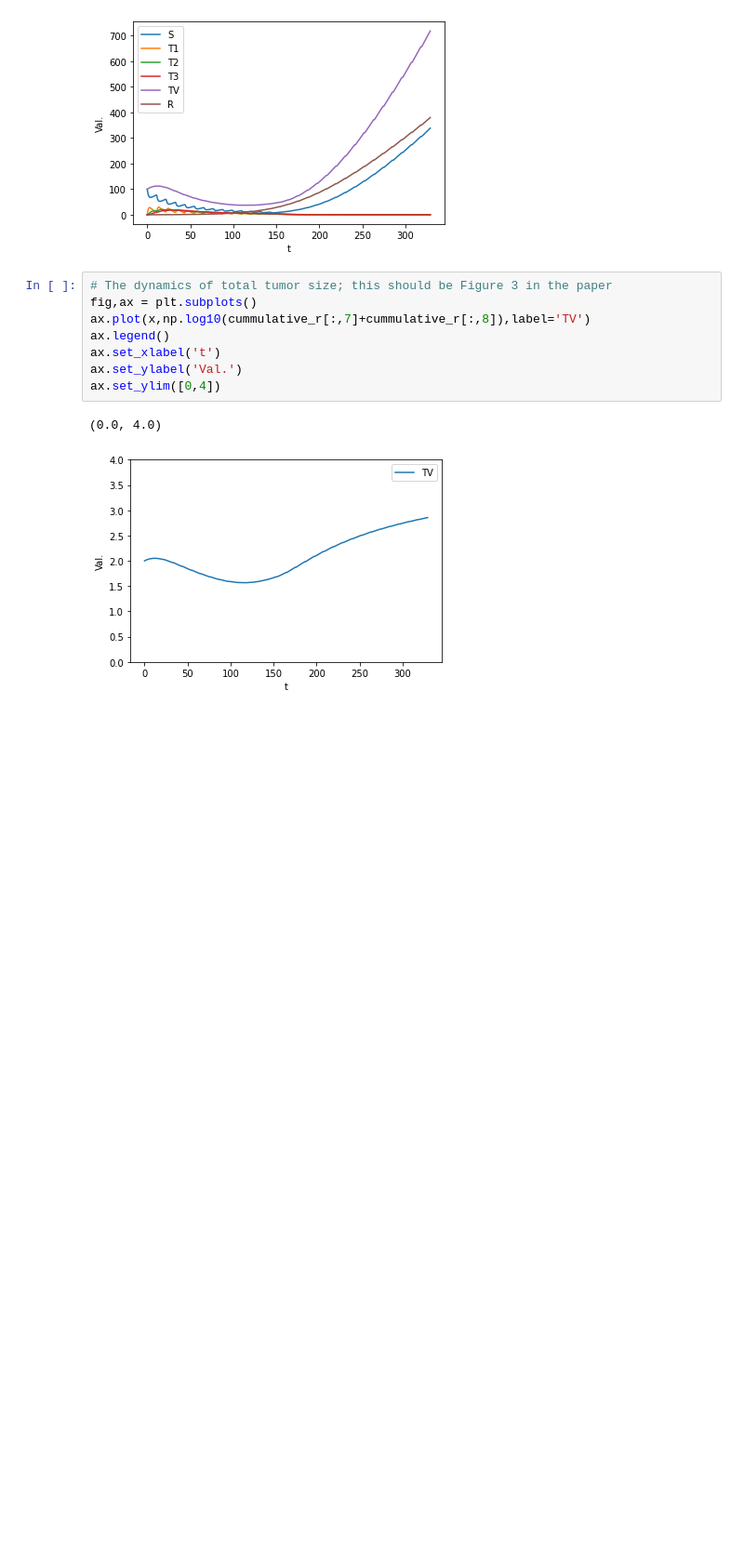
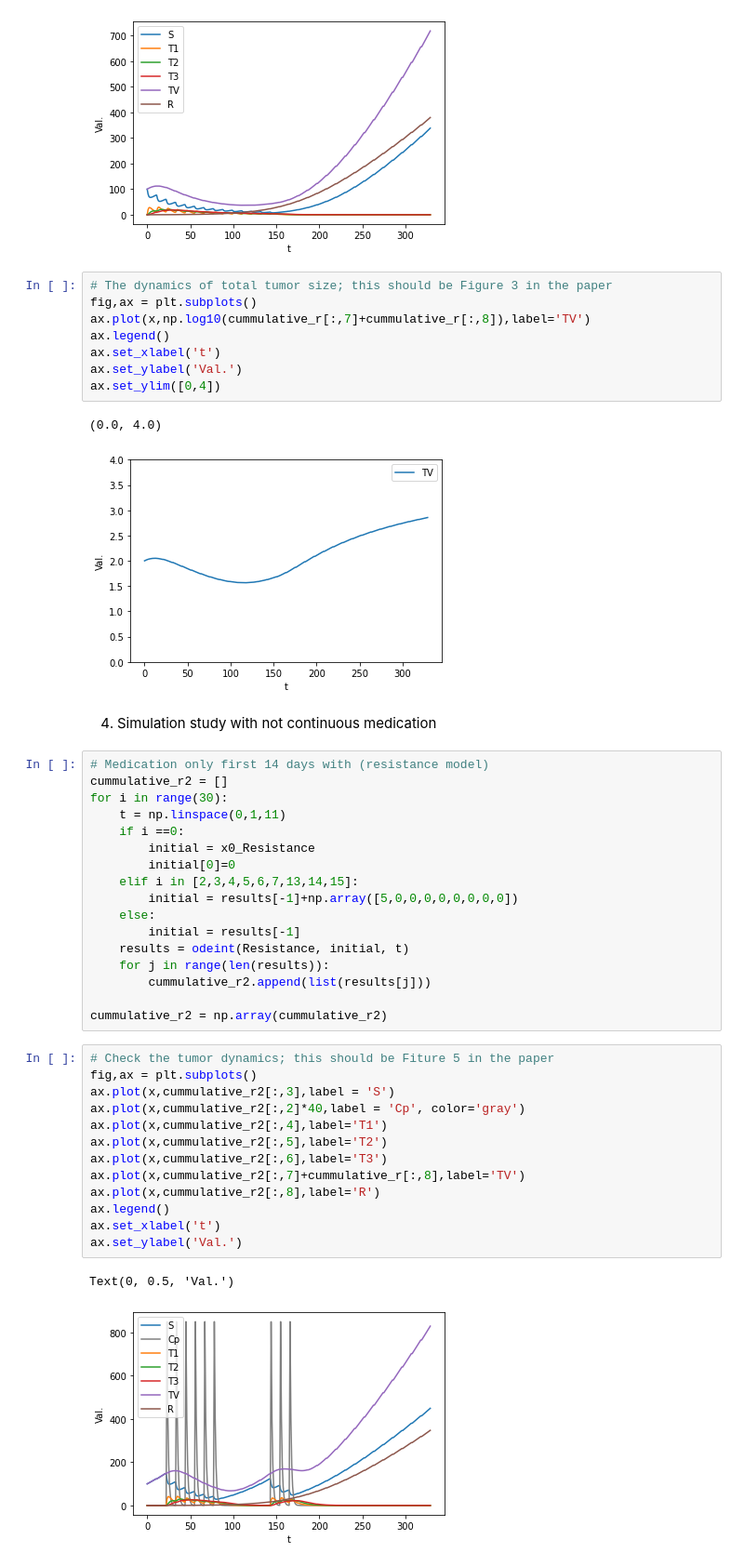
Before and after one commit to Sayaka-Ishizawa/Other-research, a Jupyter notebook: Eigenmann et al./PK_PD_model.ipynb, the cells around one changed output. Shown at 93% size. Drawn from its saved outputs; the diff is of its cells as text; blank space fills up the shorter version.

Commit message:
PKPD model updated

```diff
--- a/Eigenmann et al./PK_PD_model.ipynb
+++ b/Eigenmann et al./PK_PD_model.ipynb
@@ -255,3 +255,38 @@ ax.set_ylim([0,4])
 # %% [output]
 (0.0, 4.0)
 [figure]
+# %% [markdown]
+4. Simulation study with not continuous medication
+# %%
+# Medication only first 14 days with (resistance model)
+cummulative_r2 = []
+for i in range(30):
+    t = np.linspace(0,1,11)
+    if i ==0:
+        initial = x0_Resistance
+        initial[0]=0
+    elif i in [2,3,4,5,6,7,13,14,15]:
+        initial = results[-1]+np.array([5,0,0,0,0,0,0,0,0])
+    else:
+        initial = results[-1]
+    results = odeint(Resistance, initial, t)
+    for j in range(len(results)):
+        cummulative_r2.append(list(results[j]))
+
+cummulative_r2 = np.array(cummulative_r2)
+# %%
+# Check the tumor dynamics; this should be Fiture 5 in the paper
+fig,ax = plt.subplots()
+ax.plot(x,cummulative_r2[:,3],label = 'S')
+ax.plot(x,cummulative_r2[:,2]*40,label = 'Cp', color='gray')
+ax.plot(x,cummulative_r2[:,4],label='T1')
+ax.plot(x,cummulative_r2[:,5],label='T2')
+ax.plot(x,cummulative_r2[:,6],label='T3')
+ax.plot(x,cummulative_r2[:,7]+cummulative_r[:,8],label='TV')
+ax.plot(x,cummulative_r2[:,8],label='R')
+ax.legend()
+ax.set_xlabel('t')
+ax.set_ylabel('Val.')
+# %% [output]
+Text(0, 0.5, 'Val.')
+[figure, added]
```
Also changed, not shown: parts of 2 cells of this notebook.
